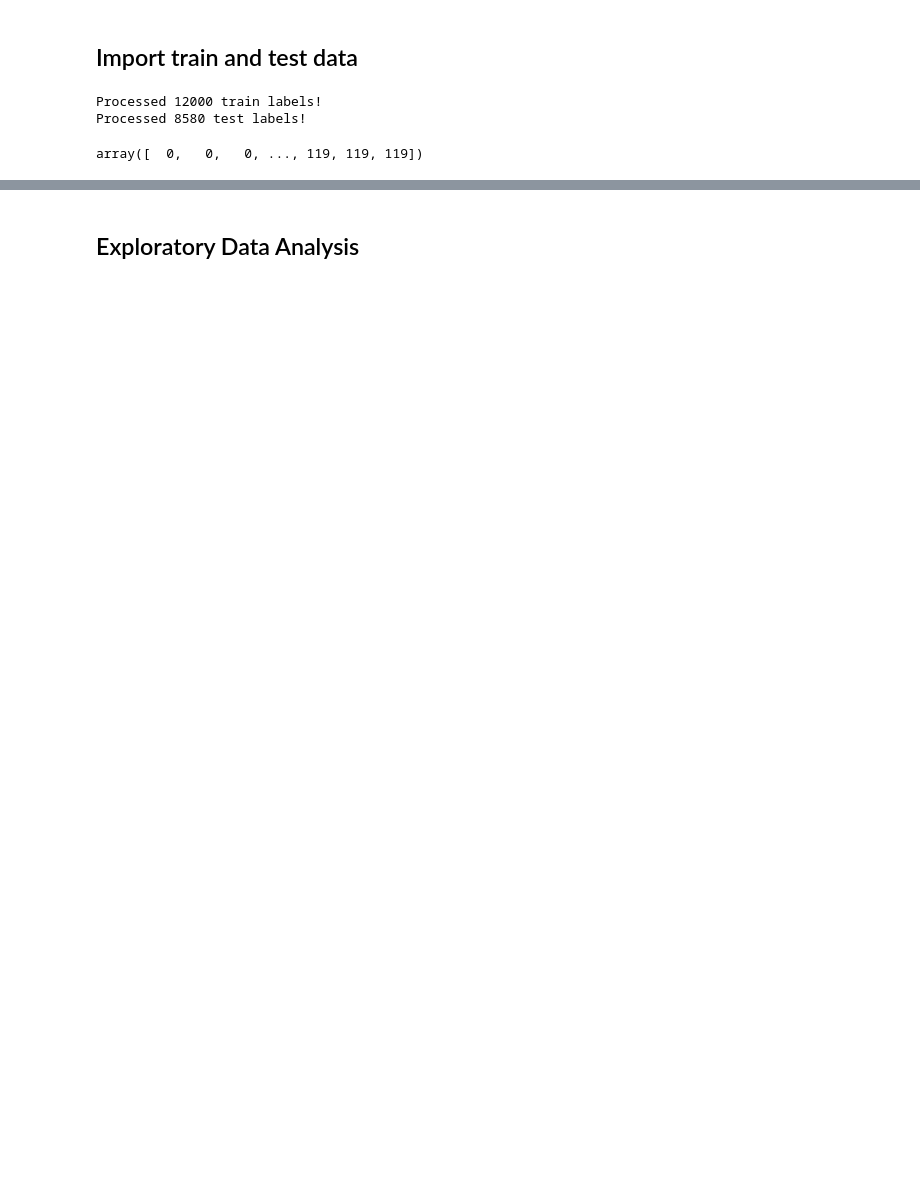
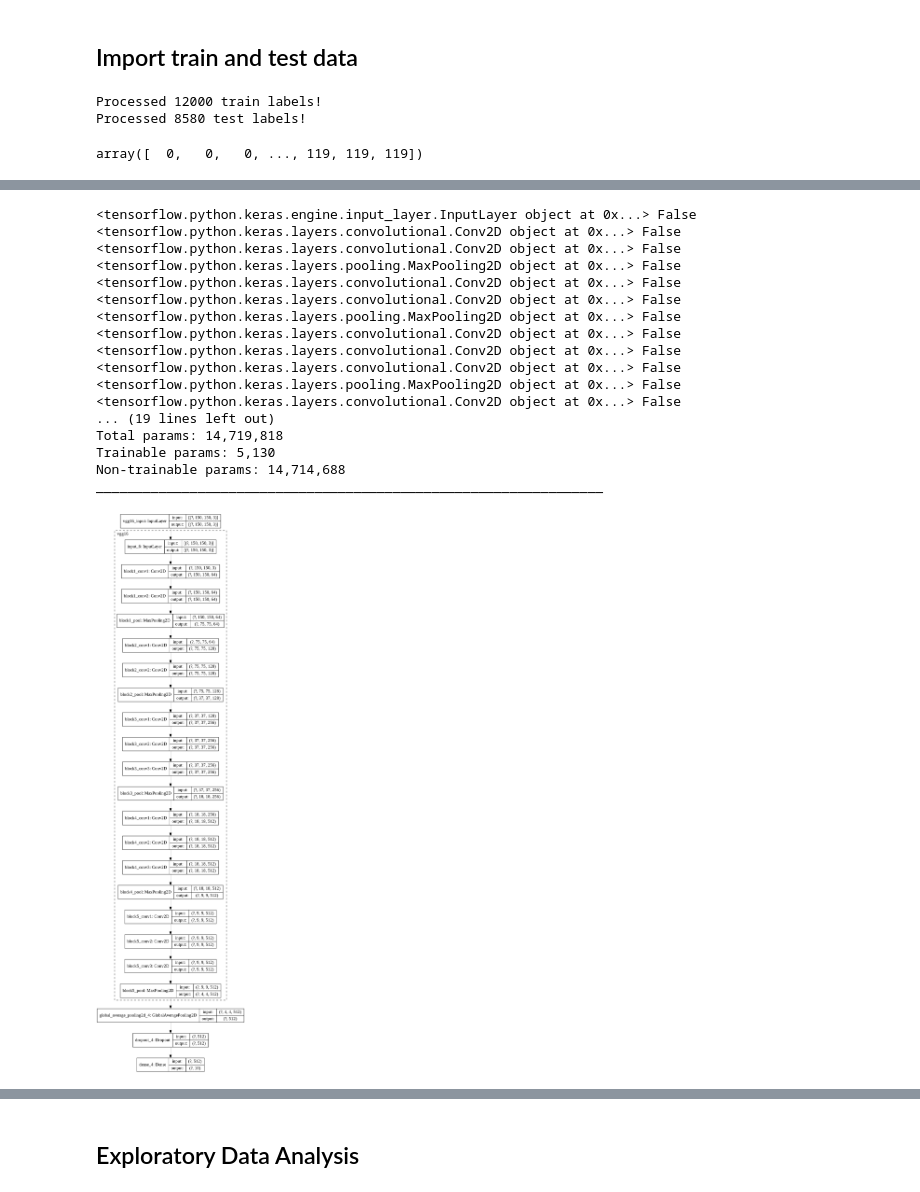
Before and after one commit to rweidinger/dogapp, a Jupyter notebook: GPU_Puppy_Party.ipynb, the cells around one changed output, grey strips where cells are left out. Drawn from its saved outputs; the diff is of its cells as text; code cells hidden in the pictures; blank space fills up the shorter version.

```diff
--- a/GPU_Puppy_Party.ipynb
+++ b/GPU_Puppy_Party.ipynb
@@ -82,0 +260,39 @@ array([  0,   0,   0, ..., 119, 119, 119])
+# %%
+base_model = VGG16(include_top=False,
+                  input_shape = (imgsize,imgsize,3),
+                  weights = 'imagenet')
+
+for layer in base_model.layers:
+    layer.trainable = False
+
+for layer in base_model.layers:
+    print(layer,layer.trainable)
+
+model = Sequential()
+model.add(base_model)
+model.add(GlobalAveragePooling2D())
+model.add(Dropout(0.5))
+model.add(Dense(10,activation='softmax'))
+model.summary()
+
+SVG(model_to_dot(model).create(prog='dot', format='svg'))
+plot_model(model, to_file='model_plot.png', show_shapes=True, show_layer_names=True, expand_nested=True)
+# %% [output]
+<tensorflow.python.keras.engine.input_layer.InputLayer object at 0x...> False
+<tensorflow.python.keras.layers.convolutional.Conv2D object at 0x...> False
+<tensorflow.python.keras.layers.convolutional.Conv2D object at 0x...> False
+<tensorflow.python.keras.layers.pooling.MaxPooling2D object at 0x...> False
+<tensorflow.python.keras.layers.convolutional.Conv2D object at 0x...> False
+<tensorflow.python.keras.layers.convolutional.Conv2D object at 0x...> False
+<tensorflow.python.keras.layers.pooling.MaxPooling2D object at 0x...> False
+<tensorflow.python.keras.layers.convolutional.Conv2D object at 0x...> False
+<tensorflow.python.keras.layers.convolutional.Conv2D object at 0x...> False
+<tensorflow.python.keras.layers.convolutional.Conv2D object at 0x...> False
+<tensorflow.python.keras.layers.pooling.MaxPooling2D object at 0x...> False
+<tensorflow.python.keras.layers.convolutional.Conv2D object at 0x...> False
+... (19 lines left out)
+Total params: 14,719,818
+Trainable params: 5,130
+Non-trainable params: 14,714,688
+_________________________________________________________________
+[figure, added]
```
Also changed, not shown: parts of 34 cells of this notebook, 1 other file.
